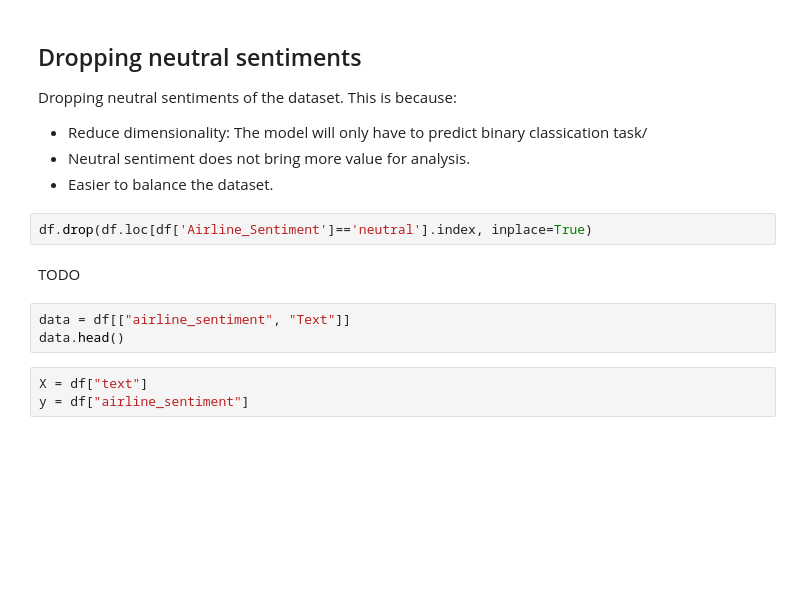
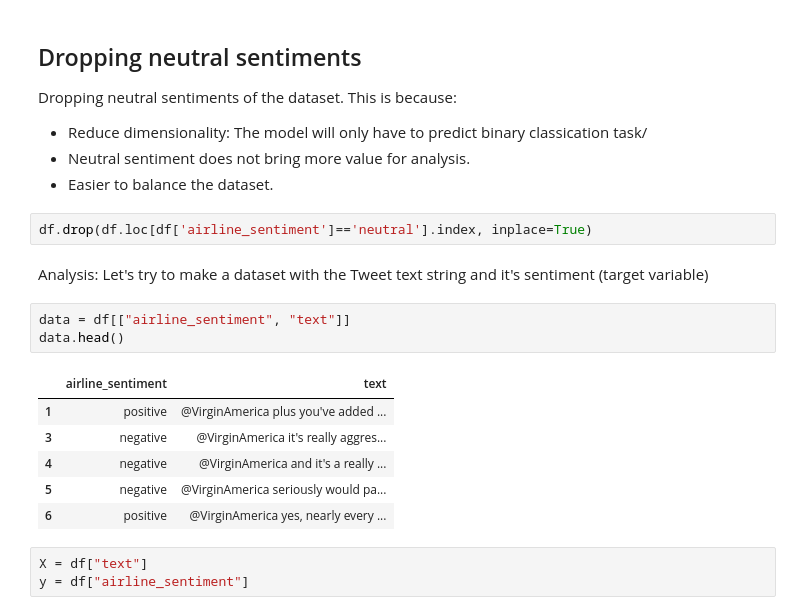
Before and after one commit to tkh-apu-master/aml-individual-assignment, a Jupyter notebook: tweet-us-airline-sentiment.ipynb, the cells around one changed output. Saved outputs shown, nothing was run; the diff lists cells and outputs as text; blank space fills up the shorter version.

```diff
--- a/tweet-us-airline-sentiment.ipynb
+++ b/tweet-us-airline-sentiment.ipynb
@@ -426,12 +437,19 @@ Dropping neutral sentiments of the dataset. This is because:
 * Neutral sentiment does not bring more value for analysis.
 * Easier to balance the dataset.
 # %%
-df.drop(df.loc[df['Airline_Sentiment']=='neutral'].index, inplace=True)
+df.drop(df.loc[df['airline_sentiment']=='neutral'].index, inplace=True)
-# %% [markdown]
-TODO
+# %% [markdown]
+Analysis: Let's try to make a dataset with the Tweet text string and it's sentiment (target variable)
 # %%
-data = df[["airline_sentiment", "Text"]]
+data = df[["airline_sentiment", "text"]]
 data.head()
+# %% [output]
+|  | airline_sentiment | text |
+| 1 | positive | @VirginAmerica plus you've added ... |
+| 3 | negative | @VirginAmerica it's really aggres... |
+| 4 | negative | @VirginAmerica and it's a really ... |
+| 5 | negative | @VirginAmerica seriously would pa... |
+| 6 | positive | @VirginAmerica yes, nearly every ... |
 # %%
 X = df["text"]
 y = df["airline_sentiment"]
```
Also changed, not shown: parts of 30 cells of this notebook.
